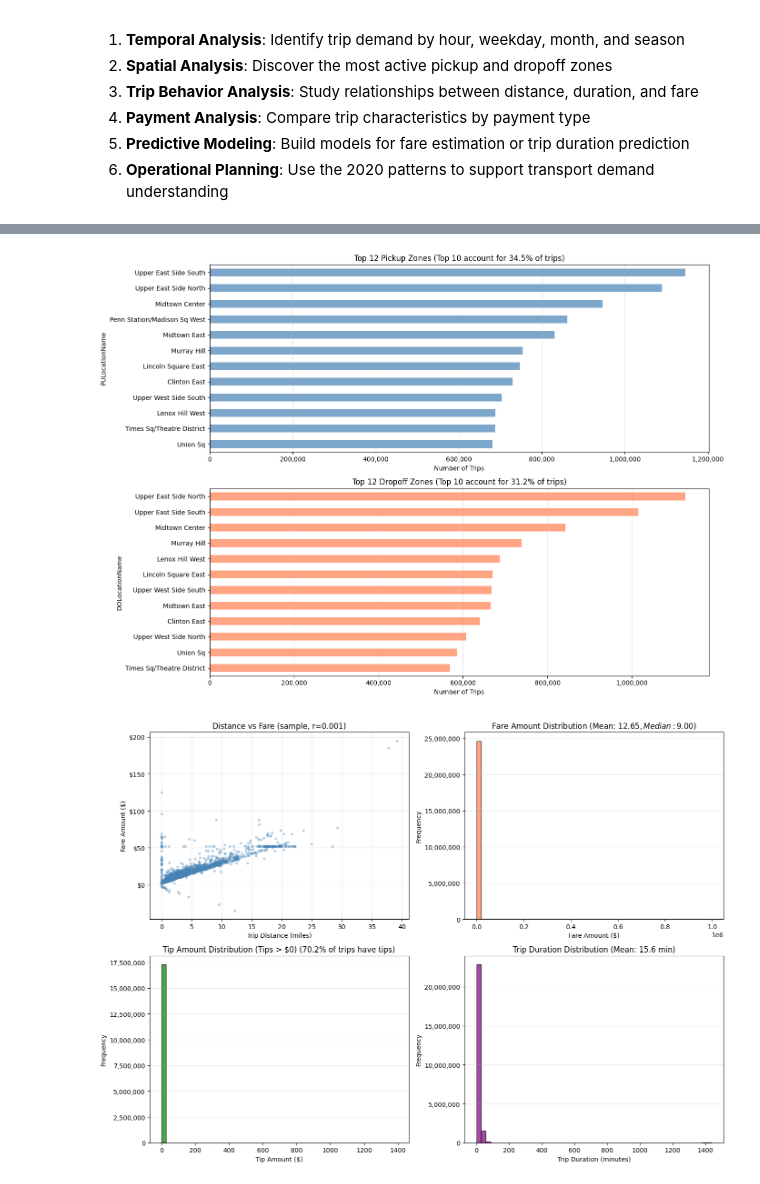
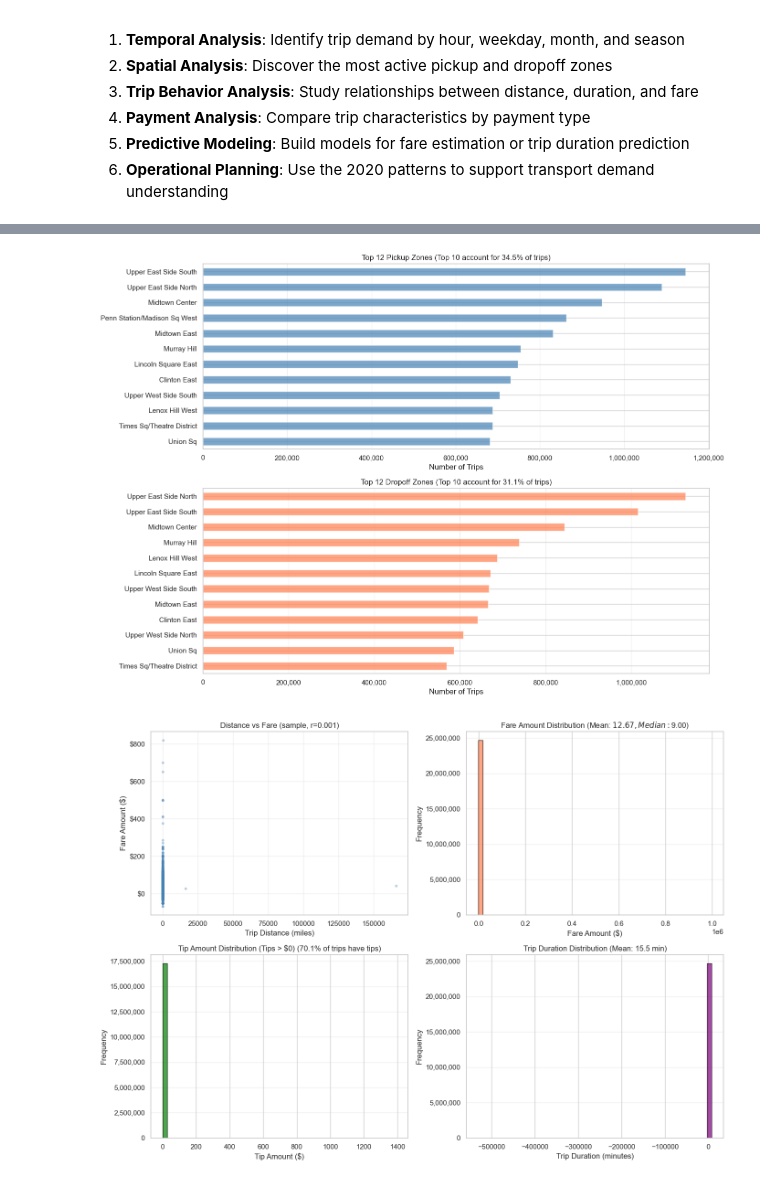
Before and after one commit to Mariana-rc01/SparkAndDrive, a Jupyter notebook: profiling_leonor.ipynb, the cells around one changed output, grey strips where cells are left out. Saved outputs shown, nothing was run; the diff lists cells and outputs as text; code cells hidden in the pictures.

```diff
--- a/profiling_leonor.ipynb
+++ b/profiling_leonor.ipynb
@@ -612,6 +610,9 @@ df_valid_distance = taxi_df.filter(col("trip_distance") > 0).withColumn(
 
 # Add trip duration and other metrics
 taxi_df_trips = taxi_df.withColumn(
+    "hour",
+    hour("tpep_pickup_datetime")
+).withColumn(
     "duration_min",
     (unix_timestamp("tpep_dropoff_datetime") - unix_timestamp("tpep_pickup_datetime")) / 60
 ).withColumn(
@@ -749,19 +750,20 @@ plt.show()
 # %%
 # Visualization 2: Spatial Analysis - Top Locations and Routes
+
 fig, axes = plt.subplots(2, 1, figsize=(14, 10))
 
-# Top pickup location names
+# Top pickup zones
 top_pickups_zones.head(12).plot(kind='barh', ax=axes[0], color='steelblue', alpha=0.7)
 axes[0].set_xlabel('Number of Trips')
-axes[0].set_title(f'Top 12 Pickup Zones (Top 10 account for {top_pickups_zones.head(10).sum() / len(df) * 100:.1f}% of trips)')
+axes[0].set_title(f'Top 12 Pickup Zones (Top 10 account for {top_pickups_zones.head(10).sum() / taxi_df.count() * 100:.1f}% of trips)')
 axes[0].grid(axis='x', alpha=0.3)
 axes[0].invert_yaxis()
 axes[0].xaxis.set_major_formatter(plt.FuncFormatter(lambda x, p: f'{int(x):,}'))
 
-# Top dropoff location names
+# Top dropoff zones
 top_dropoffs_zones.head(12).plot(kind='barh', ax=axes[1], color='coral', alpha=0.7)
 axes[1].set_xlabel('Number of Trips')
-axes[1].set_title(f'Top 12 Dropoff Zones (Top 10 account for {top_dropoffs_zones.head(10).sum() / len(df) * 100:.1f}% of trips)')
+axes[1].set_title(f'Top 12 Dropoff Zones (Top 10 account for {top_dropoffs_zones.head(10).sum() / taxi_df.count() * 100:.1f}% of trips)')
 axes[1].grid(axis='x', alpha=0.3)
 axes[1].invert_yaxis()
 axes[1].xaxis.set_major_formatter(plt.FuncFormatter(lambda x, p: f'{int(x):,}'))
@@ -769,47 +771,56 @@ axes[1].xaxis.set_major_formatter(plt.FuncFormatter(lambda x, p: f'{int(x):,}'))
 plt.tight_layout()
 plt.show()
 # %% [output]
-[figure, old version]
+[figure, new version]
 # %%
 # Visualization 3: Fare Analysis - Scatter and Distributions
+
+# Sample data for visualization
+sample_df = taxi_df.select("trip_distance", "fare_amount").sample(0.01).toPandas()
+
 fig, axes = plt.subplots(2, 2, figsize=(14, 10))
 
-# Distance vs Fare scatter (sample for clarity)
-sample_df = df.sample(min(5000, len(df)), random_state=42)
+# Distance vs Fare scatter
 axes[0, 0].scatter(sample_df['trip_distance'], sample_df['fare_amount'], alpha=0.3, s=10, color='steelblue')
 axes[0, 0].set_xlabel('Trip Distance (miles)')
 axes[0, 0].set_ylabel('Fare Amount ($)')
 axes[0, 0].set_title(f'Distance vs Fare (sample, r={distance_fare_corr:.3f})')
 axes[0, 0].grid(alpha=0.3)
 axes[0, 0].yaxis.set_major_formatter(plt.FuncFormatter(lambda x, p: f'${x:.0f}'))
 
 # Fare distribution
-axes[0, 1].hist(df['fare_amount'], bins=50, color='coral', alpha=0.7, edgecolor='black')
+fare_data = taxi_df.select("fare_amount").toPandas()
+axes[0, 1].hist(fare_data['fare_amount'], bins=50, color='coral', alpha=0.7, edgecolor='black')
+fare_mean = fare_data['fare_amount'].mean()
+fare_median = fare_data['fare_amount'].median()
 axes[0, 1].set_xlabel('Fare Amount ($)')
 axes[0, 1].set_ylabel('Frequency')
-axes[0, 1].set_title(f'Fare Amount Distribution (Mean: ${df["fare_amount"].mean():.2f}, Median: ${df["fare_amount"].median():.2f})')
+axes[0, 1].set_title(f'Fare Amount Distribution (Mean: ${fare_mean:.2f}, Median: ${fare_median:.2f})')
 axes[0, 1].grid(axis='y', alpha=0.3)
 axes[0, 1].yaxis.set_major_formatter(plt.FuncFormatter(lambda x, p: f'{int(x):,}'))
 
 # Tip distribution (non-zero)
 axes[1, 0].hist(tips_nonzero, bins=50, color='green', alpha=0.7, edgecolor='black')
 axes[1, 0].set_xlabel('Tip Amount ($)')
 axes[1, 0].set_ylabel('Frequency')
-axes[1, 0].set_title(f'Tip Amount Distribution (Tips > $0) ({len(tips_nonzero) / len(df) * 100:.1f}% of trips have tips)')
+axes[1, 0].set_title(f'Tip Amount Distribution (Tips > $0) ({len(tips_nonzero) / taxi_df.count() * 100:.1f}% of trips have tips)')
 axes[1, 0].grid(axis='y', alpha=0.3)
 axes[1, 0].yaxis.set_major_formatter(plt.FuncFormatter(lambda x, p: f'{int(x):,}'))
 
 # Trip duration distribution
-axes[1, 1].hist(df['trip_duration_min'], bins=50, color='purple', alpha=0.7, edgecolor='black')
-axes[1, 1].set_xlabel('Trip Duration (minutes)')
-axes[1, 1].set_ylabel('Frequency')
-axes[1, 1].set_title(f'Trip Duration Distribution (Mean: {df["trip_duration_min"].mean():.1f} min)')
-axes[1, 1].grid(axis='y', alpha=0.3)
-axes[1, 1].yaxis.set_major_formatter(plt.FuncFormatter(lambda x, p: f'{int(x):,}'))
+if taxi_df_trips:
+    duration_data = taxi_df_trips.select("duration_min").toPandas()
+    duration_mean = duration_data['duration_min'].mean()
+    axes[1, 1].hist(duration_data['duration_min'], bins=50, color='purple', alpha=0.7, edgecolor='black')
+    axes[1, 1].set_xlabel('Trip Duration (minutes)')
+    axes[1, 1].set_ylabel('Frequency')
+    axes[1, 1].set_title(f'Trip Duration Distribution (Mean: {duration_mean:.1f} min)')
+    axes[1, 1].grid(axis='y', alpha=0.3)
+    axes[1, 1].yaxis.set_major_formatter(plt.FuncFormatter(lambda x, p: f'{int(x):,}'))
 
 plt.tight_layout()
 plt.show()
 # %% [output]
-[figure, old version]
+[figure, new version]
 # %%
 # Visualization 4: Trip Characteristics, Payment Methods, and Summary Statistics
```
Also changed, not shown: parts of 7 cells of this notebook.
